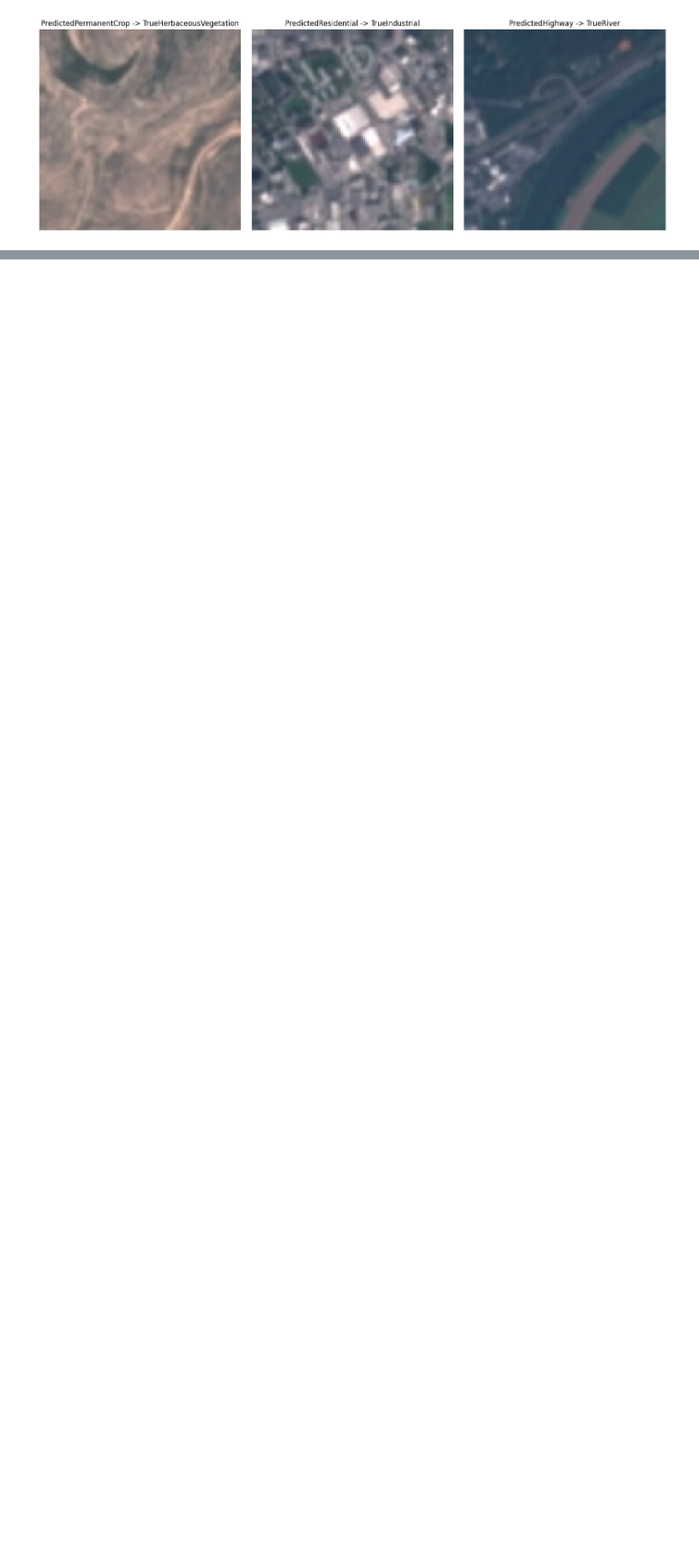
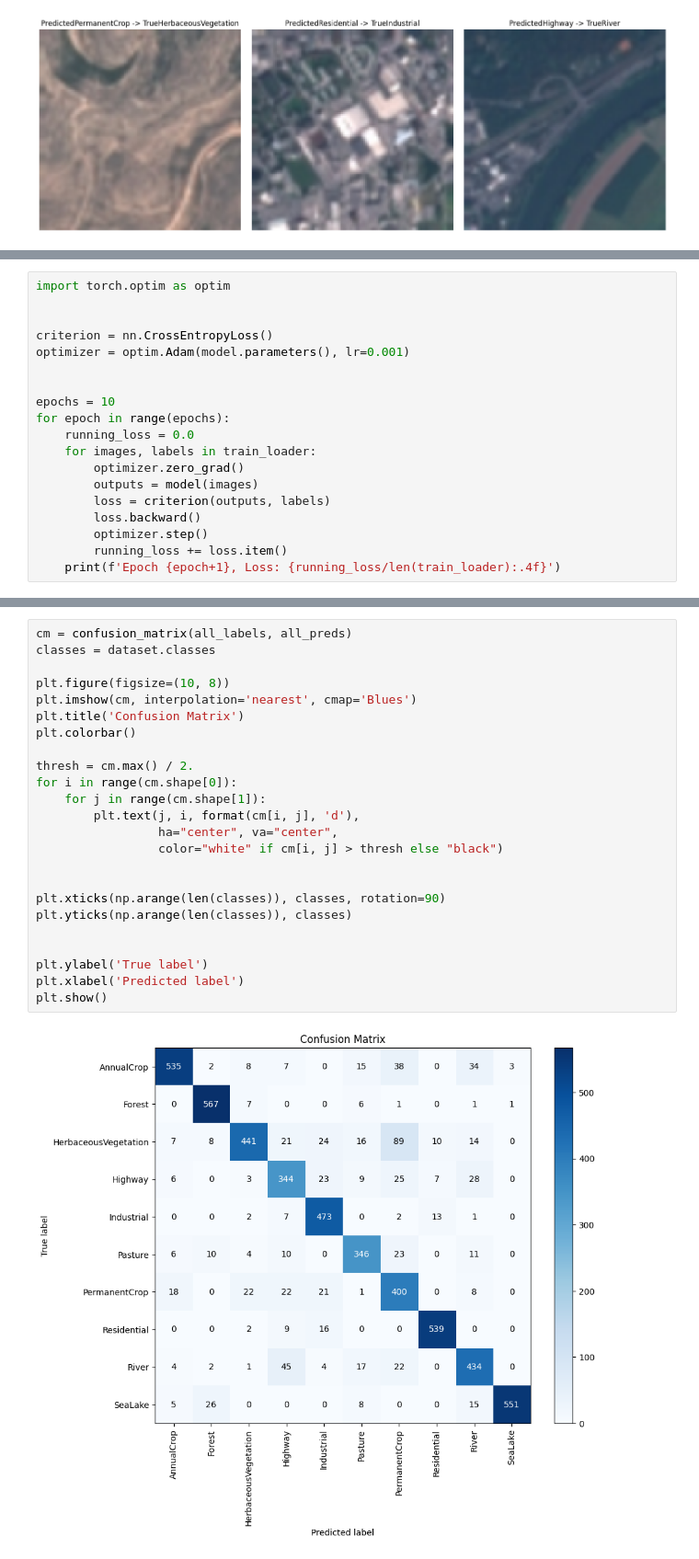
Before and after one commit to shaunakdivine/sta380exercises, a Jupyter notebook: imageClassificationNN.ipynb, the cells around one changed output, grey strips where cells are left out. Shown at 92% size. Saved outputs shown, nothing was run; the diff lists cells and outputs as text; blank space fills up the shorter version.

Commit message:
Ran with only 10 classes

```diff
--- a/imageClassificationNN.ipynb
+++ b/imageClassificationNN.ipynb
@@ -203,0 +256,19 @@ plt.show()
+# %%
+import torch.optim as optim
+
+
+criterion = nn.CrossEntropyLoss()
+optimizer = optim.Adam(model.parameters(), lr=0.001)
+
+
+epochs = 10
+for epoch in range(epochs):
+    running_loss = 0.0
+    for images, labels in train_loader:
+        optimizer.zero_grad()
+        outputs = model(images)
+        loss = criterion(outputs, labels)
+        loss.backward()
+        optimizer.step()
+        running_loss += loss.item()
+    print(f'Epoch {epoch+1}, Loss: {running_loss/len(train_loader):.4f}')
@@ -203,0 +348,26 @@ plt.show()
+# %%
+cm = confusion_matrix(all_labels, all_preds)
+classes = dataset.classes
+
+plt.figure(figsize=(10, 8))
+plt.imshow(cm, interpolation='nearest', cmap='Blues')
+plt.title('Confusion Matrix')
+plt.colorbar()
+
+thresh = cm.max() / 2.
+for i in range(cm.shape[0]):
+    for j in range(cm.shape[1]):
+        plt.text(j, i, format(cm[i, j], 'd'),
+                 ha="center", va="center",
+                 color="white" if cm[i, j] > thresh else "black")
+
+
+plt.xticks(np.arange(len(classes)), classes, rotation=90)
+plt.yticks(np.arange(len(classes)), classes)
+
+
+plt.ylabel('True label')
+plt.xlabel('Predicted label')
+plt.show()
+# %% [output]
+[figure, added]
```
Also changed, not shown: parts of 6 cells of this notebook.
